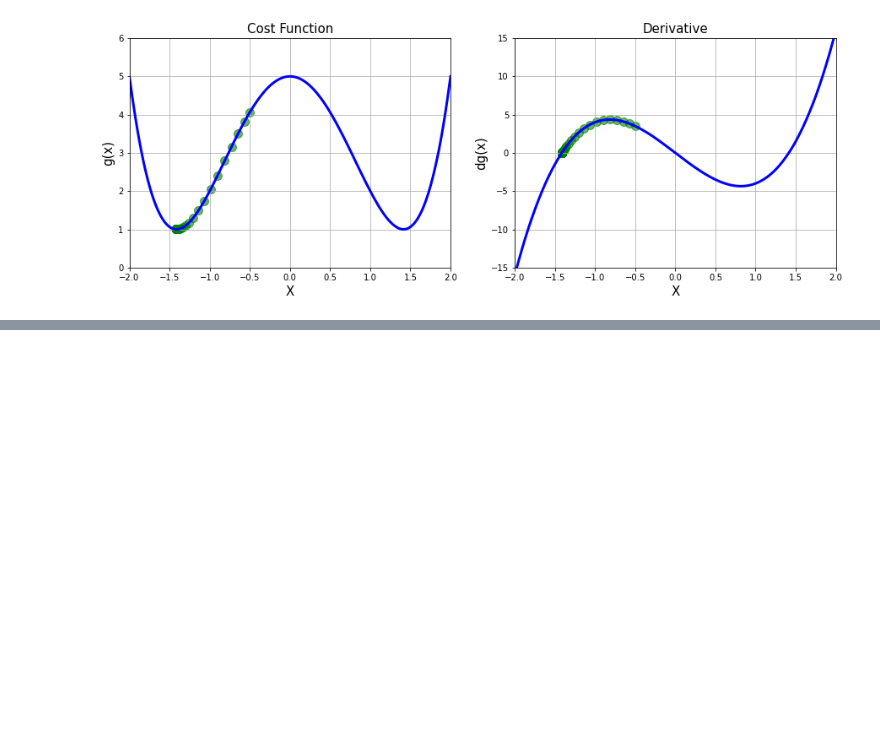
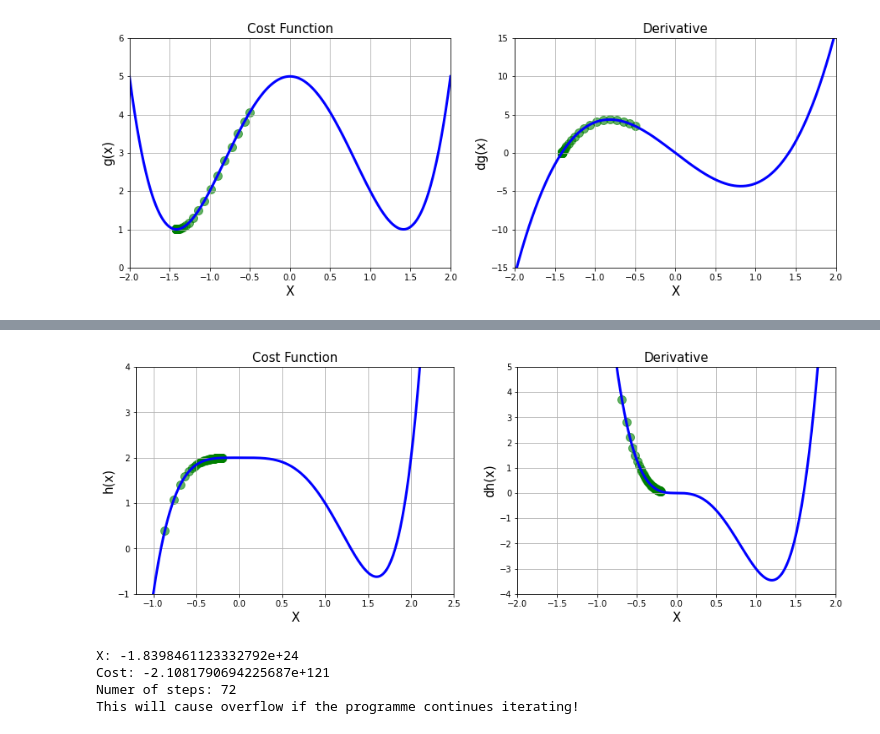
Before and after one commit to JLJL0308/Gradient_Descent_Exercise, a Jupyter notebook: Gradient Descent.ipynb, the cells around one changed output, grey strips where cells are left out. Cells and saved outputs as stored; diff of their text form; code cells hidden in the pictures; blank space fills up the shorter version.

Commit message:
Add Divergence and Overflow.

```diff
--- a/Gradient Descent.ipynb
+++ b/Gradient Descent.ipynb
@@ -174,10 +174,10 @@ plt.show()
 # %%
 # Gradient Descent Function
 # Batch gradient descent, has potential problems since it only finds the local minima, result varies depending on the chosen initial guess.
-def gradient_descent_function(derivative_function, initial_guess, multiplier = 0.02, precision = 0.000001):
+def gradient_descent_function(derivative_function, initial_guess, multiplier = 0.02, precision = 0.000001, max_iteration = 500):
     current_X = initial_guess
     X_list = []
-    for n in range(500000000000):
+    for n in range(max_iteration):
         gradient = derivative_function(current_X)
         # Append values to the lists
         X_list.append(current_X)
@@ -220,0 +224,58 @@ plt.show()
+# %%
+# Data Creation
+x_3 = np.linspace(start = -2.5, stop = 2.5, num = 1000)
+
+def h(x):
+    return x**5 - 2 * x**4 + 2
+def dh(x):
+    return 5 * x**4 - 8 * x**3
+# %%
+# Applied the previous batch gradient descent function.
+# This will cause overflow if initial guess value is chosen to be outside of a certain range.
+# In this case, 72 is the max iterations it can perform until it reaches the floating value limitation.
+X_list3 = gradient_descent_function(dh, -0.2, max_iteration = 72)
+
+# Convert list to array
+x_array3 = np.array(X_list3)
+
+# Calculate other parameters
+local_min = x_array3[-1]
+cost = h(local_min)
+num_steps = len(x_array3)
+
+# Plots
+plt.figure(figsize = [15, 5])
+
+# First Plot Cost Function
+plt.subplot(1, 2, 1)
+plt.title("Cost Function", fontsize = 15)
+plt.xlabel("X", fontsize = 15)
+plt.ylabel("h(x)", fontsize = 15)
+plt.xlim(-1.2, 2.5)
+plt.ylim(-1, 4)
+plt.grid()
+plt.plot(x_3, h(x_3), color = "blue", linewidth = 3)
+plt.scatter(x_array3, h(x_array3), s = 100, alpha = 0.6, color = "green")
+
+# Second Plot Derivative
+plt.subplot(1, 2, 2)
+plt.title("Derivative", fontsize = 15)
+plt.xlabel("X", fontsize = 15)
+plt.ylabel("dh(x)", fontsize = 15)
+plt.xlim(-2, 2)
+plt.ylim(-4, 5)
+plt.grid()
+plt.plot(x_3, dh(x_3), color = "blue", linewidth = 3)
+plt.scatter(x_array3, dh(x_array3), s = 100, alpha = 0.6, color = "green")
+
+plt.show()
+print("X:", local_min)
+print("Cost:", cost)
+print("Numer of steps:", num_steps)
+print("This will cause overflow if the programme continues iterating!")
+# %% [output]
+[figure, added]
+X: -1.8398461123332792e+24
+Cost: -2.1081790694225687e+121
+Numer of steps: 72
+This will cause overflow if the programme continues iterating!
```
Also changed, not shown: parts of 2 cells of this notebook.
